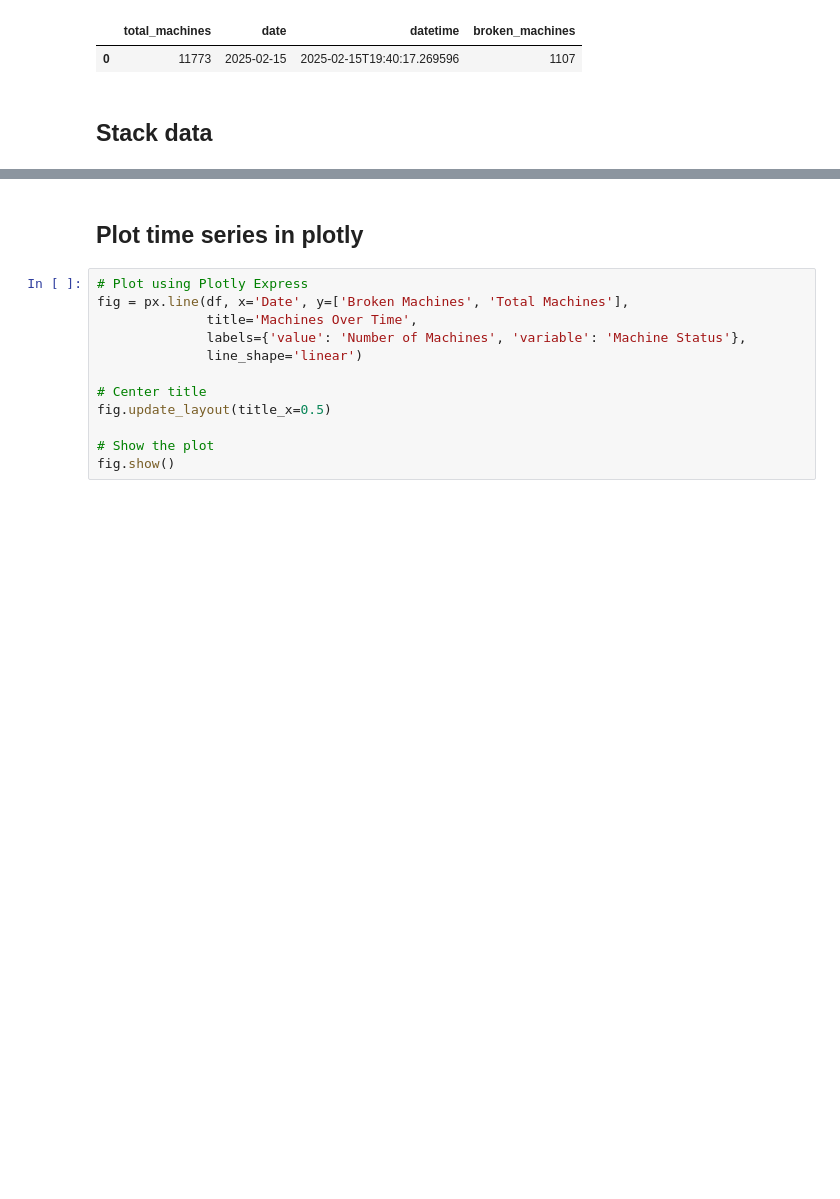
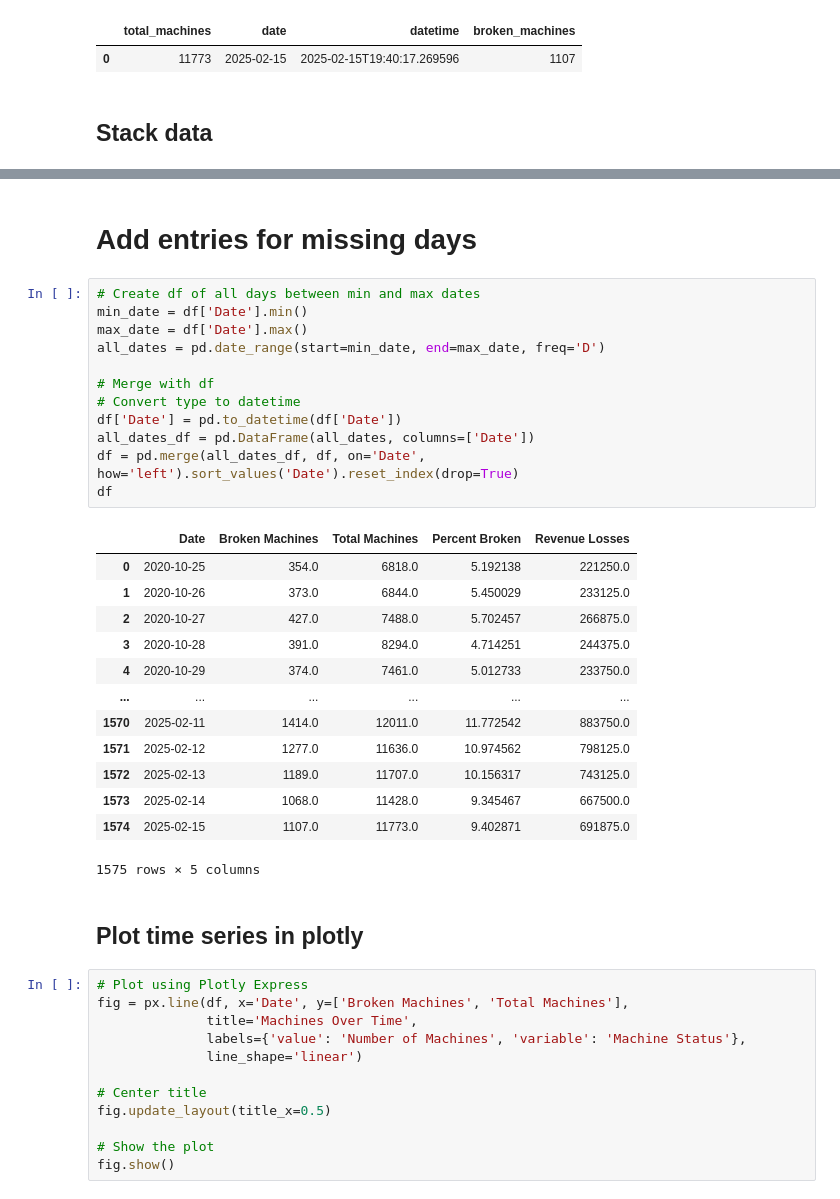
Before and after one commit to ijyliu/mcbroken-forecasting, a Jupyter notebook: Experimental Notebooks/Load and Explore Data.ipynb, the cells around one changed output, grey strips where cells are left out. Saved outputs shown, nothing was run; the diff lists cells and outputs as text; blank space fills up the shorter version.

```diff
--- a/Experimental Notebooks/Load and Explore Data.ipynb
+++ b/Experimental Notebooks/Load and Explore Data.ipynb
@@ -70,3 +59,31 @@ df
+# %% [markdown]
+# Add entries for missing days
+# %%
+# Create df of all days between min and max dates
+min_date = df['Date'].min()
+max_date = df['Date'].max()
+all_dates = pd.date_range(start=min_date, end=max_date, freq='D')
+
+# Merge with df
+# Convert type to datetime
+df['Date'] = pd.to_datetime(df['Date'])
+all_dates_df = pd.DataFrame(all_dates, columns=['Date'])
+df = pd.merge(all_dates_df, df, on='Date', how='left').sort_values('Date').reset_index(drop=True)
+df
+# %% [output]
+|  | Date | Broken Machines | Total Machines | Percent Broken | Revenue Losses |
+| 0 | 2020-10-25 | 354.0 | 6818.0 | 5.192138 | 221250.0 |
+| 1 | 2020-10-26 | 373.0 | 6844.0 | 5.450029 | 233125.0 |
+| 2 | 2020-10-27 | 427.0 | 7488.0 | 5.702457 | 266875.0 |
+| 3 | 2020-10-28 | 391.0 | 8294.0 | 4.714251 | 244375.0 |
+| 4 | 2020-10-29 | 374.0 | 7461.0 | 5.012733 | 233750.0 |
+| ... | ... | ... | ... | ... | ... |
+| 1570 | 2025-02-11 | 1414.0 | 12011.0 | 11.772542 | 883750.0 |
+| 1571 | 2025-02-12 | 1277.0 | 11636.0 | 10.974562 | 798125.0 |
+| 1572 | 2025-02-13 | 1189.0 | 11707.0 | 10.156317 | 743125.0 |
+| 1573 | 2025-02-14 | 1068.0 | 11428.0 | 9.345467 | 667500.0 |
+| 1574 | 2025-02-15 | 1107.0 | 11773.0 | 9.402871 | 691875.0 |
+1575 rows × 5 columns
 # %% [markdown]
 ## Plot time series in plotly
 # %%
```
Also changed, not shown: parts of 6 cells of this notebook, 2 other files.
